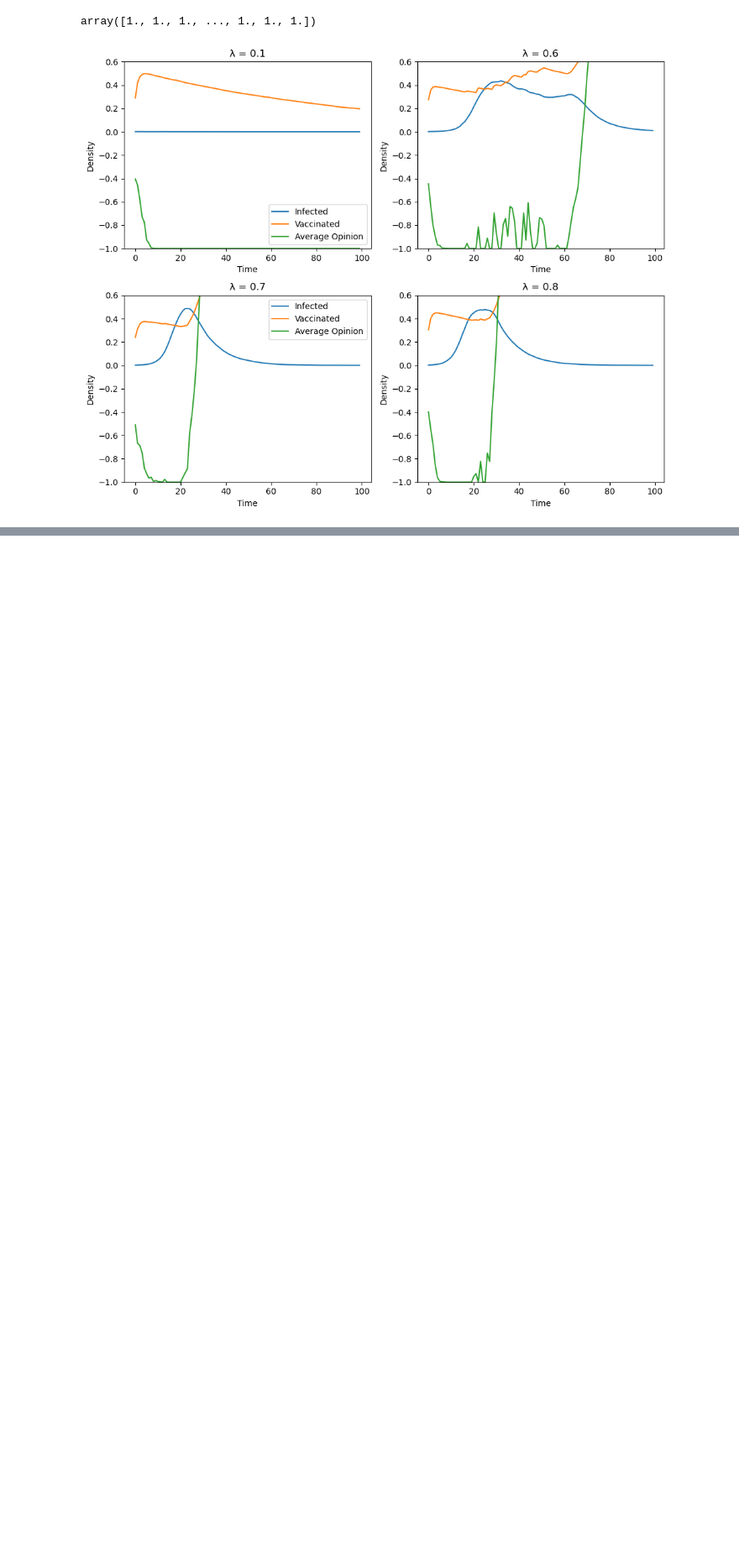
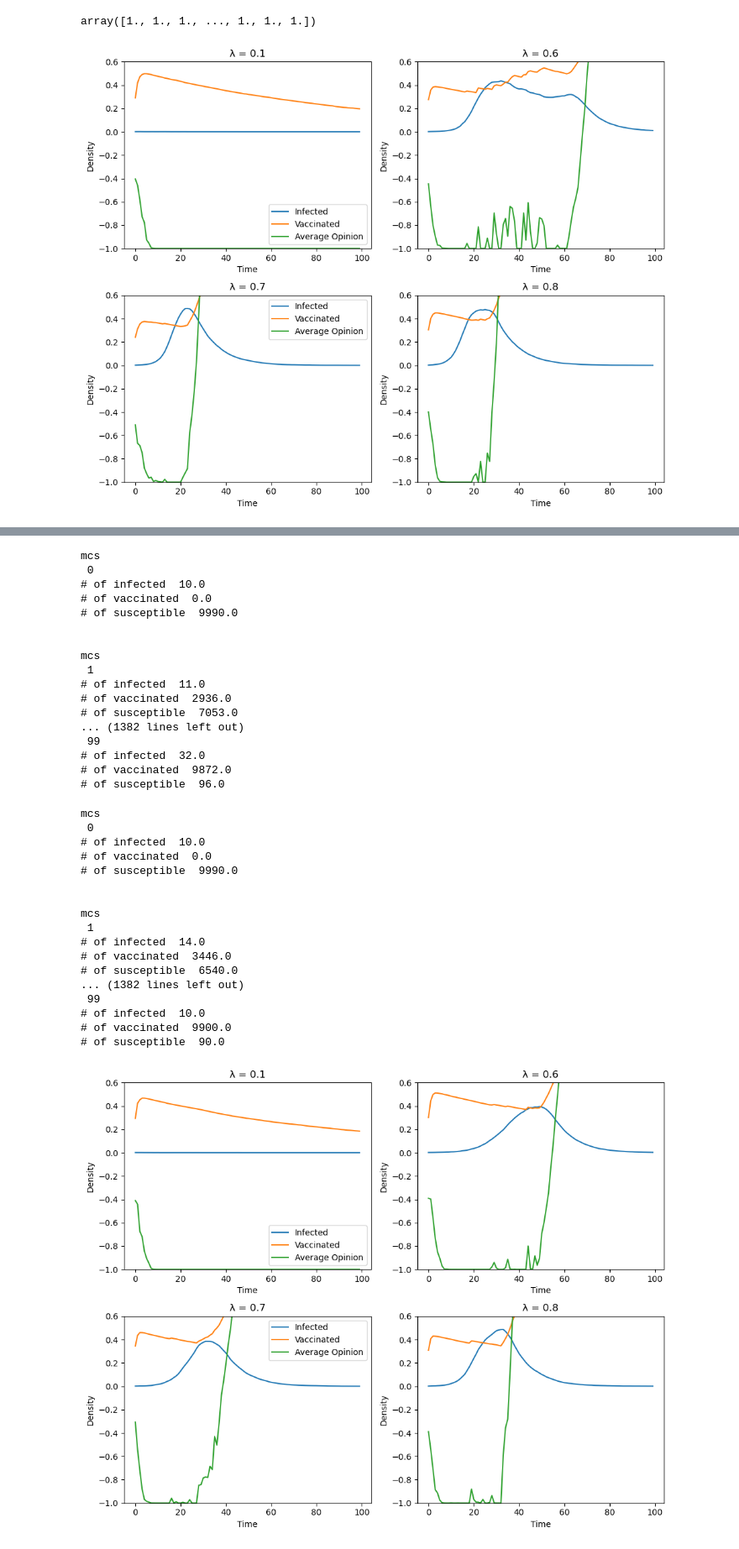
Before and after one commit to srujana-16/Opinion-Epidemic-Vaccination-Dynamics, a Jupyter notebook: main.ipynb, the cells around one changed output, grey strips where cells are left out. Shown at 84% size. Drawn from its saved outputs; the diff is of its cells as text; code cells hidden in the pictures; blank space fills up the shorter version.

Commit message:
implemented model on ER network

```diff
--- a/main.ipynb
+++ b/main.ipynb
@@ -392,0 +406,13 @@ plt.show()
+# %%
+lambda_values = [0.1, 0.6, 0.7, 0.8]
+# %%
+def generate_graph(N, p):
+    # Generate a random graph using the ER model
+    G = nx.fast_gnp_random_graph(N, p, seed=42)
+    # Get the adjacency matrix
+    A = nx.adjacency_matrix(G)
+    # Convert the sparse matrix to a NumPy array
+    A = A.toarray()
+    # make the neighbors of each node
+    neighbors_list = [list(G.neighbors(node)) for node in range(N)]
+    return A, neighbors_list
@@ -392,0 +513,63 @@ plt.show()
+# %%
+def visualize(lambda_values, alpha, phi, D, w, N, mcs, neighbors_list, A):
+    # Plotting the simulation results for different lambda values
+    plt.figure(figsize=(10, 8))
+
+    for idx, lambda_val in enumerate(lambda_values):
+        infected_series, vaccinated_series, opinion_series = simulate_on_ER(lambda_val, alpha, phi, D, w, N, mcs, neighbors_list, A)
+        plt.subplot(2, 2, idx + 1)
+        plt.plot(infected_series, label='Infected')
+        plt.plot(vaccinated_series, label='Vaccinated')
+        plt.plot(opinion_series, label='Average Opinion')
+        plt.xlabel('Time')
+        plt.ylabel('Density')
+        plt.ylim(-1, 0.6)  # Set y-axis limits for infected and vaccinated
+        if idx % 2 == 0:
+            plt.legend()
+        plt.title(f'λ = {lambda_val}')
+        plt.tight_layout()
+
+    plt.show()
+# %%
+def pipe(N, alpha, phi, D, w, mcs, lambda_values):
+    # Generate a random graph using the ER model
+    A, neighbors_list = generate_graph(N, 0.001)
+    visualize(lambda_values, alpha, phi, D, w, N, mcs, neighbors_list, A)
+# %%
+pipe(N, alpha, phi, D, w, mcs, lambda_values)
+# %% [output]
+mcs
+ 0
+# of infected  10.0
+# of vaccinated  0.0
+# of susceptible  9990.0
+
+
+mcs
+ 1
+# of infected  11.0
+# of vaccinated  2936.0
+# of susceptible  7053.0
+... (1382 lines left out)
+ 99
+# of infected  32.0
+# of vaccinated  9872.0
+# of susceptible  96.0
+mcs
+ 0
+# of infected  10.0
+# of vaccinated  0.0
+# of susceptible  9990.0
+
+
+mcs
+ 1
+# of infected  14.0
+# of vaccinated  3446.0
+# of susceptible  6540.0
+... (1382 lines left out)
+ 99
+# of infected  10.0
+# of vaccinated  9900.0
+# of susceptible  90.0
+[figure, added]
```
Also changed, not shown: parts of 15 cells of this notebook.
